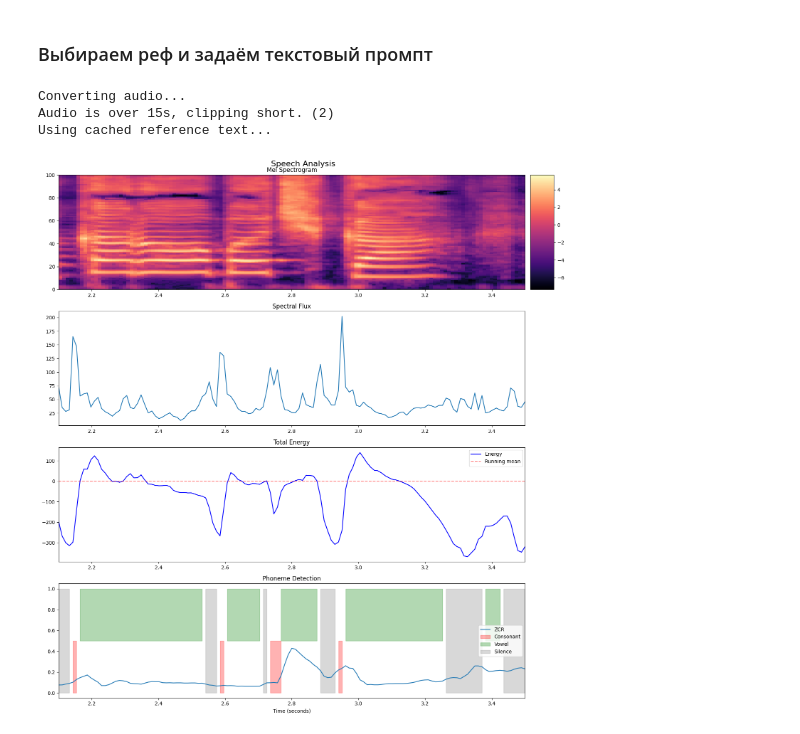
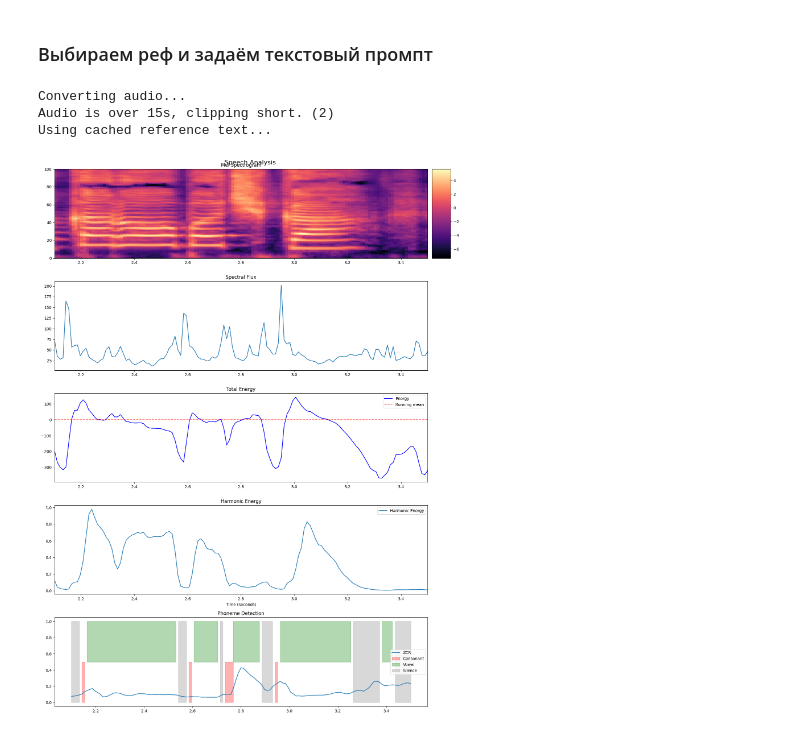
Before and after one commit to Kiberchaika/F5-TTS-Fork, a Jupyter notebook: basic_phoneme_study.ipynb, the cells around one changed output. Cells and saved outputs as stored; diff of their text form; code cells hidden in the pictures.

Commit message:
Harmonic energy graph added.

```diff
--- a/basic_phoneme_study.ipynb
+++ b/basic_phoneme_study.ipynb
@@ -232,17 +232,28 @@ def calculate_features(audio, sr, mel_spec):
         hop_length=hop_length
     )[0]
 
+    # Calculate harmonic measure using STFT
+    D = librosa.stft(audio, n_fft=frame_length, hop_length=hop_length)
+    H, P = librosa.decompose.hpss(D)
+    harmonic_energy = np.sum(np.abs(H), axis=0)  # Sum across frequencies
+
+    # Normalize harmonic energy
+    harmonic_energy = (harmonic_energy - np.min(harmonic_energy)) / (np.max(harmonic_energy) - np.min(harmonic_energy) + 1e-10)
+
     # Ensure all features have exactly n_frames length
     hnr_values = np.array(hnr_values)[:n_frames]
     zcr = zcr[:n_frames]
+    harmonic_energy = harmonic_energy[:n_frames]
 
     # Pad if necessary
     if len(hnr_values) < n_frames:
         hnr_values = np.pad(hnr_values, (0, n_frames - len(hnr_values)), mode='constant')
     if len(zcr) < n_frames:
         zcr = np.pad(zcr, (0, n_frames - len(zcr)), mode='constant')
+    if len(harmonic_energy) < n_frames:
+        harmonic_energy = np.pad(harmonic_energy, (0, n_frames - len(harmonic_energy)), mode='constant')
 
-    return hnr_values, zcr
+    return hnr_values, zcr, harmonic_energy
 
 # Previous feature calculation code remains the same until segmentation
 
@@ -333,10 +344,19 @@ first_audio, sr, mel_spec, first_trajectory = infer_single_process(
 # Calculate all features with aligned time axes
 spectral_flux = calculate_spectral_flux(mel_spec)
 total_energy = calculate_total_energy(mel_spec)
-hnr, zcr = calculate_features(first_audio, sr, mel_spec)
+hnr, zcr, harmonic_energy = calculate_features(first_audio, sr, mel_spec)
 
 # Perform segmentation
 consonants, vowels, running_mean_1, running_mean_2 = segment_phonemes(spectral_flux, total_energy, hnr, zcr)
+
+# Ensure all arrays are the same length before zooming
+def fix_length(array, target_length):
+    if len(array) > target_length:
+        return array[:target_length]
+    elif len(array) < target_length:
+        return np.pad(array, (0, target_length - len(array)), mode='edge')
+    return array
+
 
 # Create time axis in seconds
 time_axis = np.linspace(0, len(first_audio)/sr, mel_spec.shape[1])
@@ -350,25 +370,26 @@ zoomed_audio = first_audio[zoom_samples_start:zoom_samples_end]
 frames_per_second = mel_spec.shape[1] / (len(first_audio) / sr)
 frame_start = int(zoom_start_in_seconds * frames_per_second)
 frame_end = int(zoom_end_in_seconds * frames_per_second)
+time_axis_zoomed = np.linspace(zoom_start_in_seconds, zoom_end_in_seconds, frame_end - frame_start)
 
 # Trim all features
 mel_spec_zoomed = mel_spec[:, frame_start:frame_end]
-spectral_flux_zoomed = spectral_flux[frame_start:frame_end]
-total_energy_zoomed = total_energy[frame_start:frame_end]
-hnr_zoomed = hnr[frame_start:frame_end]
-zcr_zoomed = zcr[frame_start:frame_end]
-# Zoom the detections
-consonants_zoomed = consonants[frame_start:frame_end]
-vowels_zoomed = vowels[frame_start:frame_end]
-running_mean_1_zoomed = running_mean_1[frame_start:frame_end]
-running_mean_2_zoomed = running_mean_2[frame_start:frame_end]
+spectral_flux_zoomed = fix_length(spectral_flux[frame_start:frame_end], len(time_axis_zoomed))
+total_energy_zoomed = fix_length(total_energy[frame_start:frame_end], len(time_axis_zoomed))
+hnr_zoomed = fix_length(hnr[frame_start:frame_end], len(time_axis_zoomed))
+zcr_zoomed = fix_length(zcr[frame_start:frame_end], len(time_axis_zoomed))
+consonants_zoomed = fix_length(consonants[frame_start:frame_end], len(time_axis_zoomed))
+vowels_zoomed = fix_length(vowels[frame_start:frame_end], len(time_axis_zoomed))
+running_mean_1_zoomed = fix_length(running_mean_1[frame_start:frame_end], len(time_axis_zoomed))
+running_mean_2_zoomed = fix_length(running_mean_2[frame_start:frame_end], len(time_axis_zoomed))
+harmonic_energy_zoomed = fix_length(harmonic_energy[frame_start:frame_end], len(time_axis_zoomed))
 
 # Create time axis for zoomed section
 time_axis_zoomed = np.linspace(zoom_start_in_seconds, zoom_end_in_seconds, len(spectral_flux_zoomed))
 
 # Create visualization with GridSpec
-fig = plt.figure(figsize=(15, 16))  # Reduced height since we removed one panel
-gs = plt.GridSpec(4, 2, width_ratios=[20, 1], figure=fig)
+fig = plt.figure(figsize=(15, 20))
+gs = plt.GridSpec(5, 2, width_ratios=[20, 1], figure=fig)
 fig.suptitle('Speech Analysis', fontsize=16)
 
 # 1. Mel Spectrogram
@@ -388,46 +409,52 @@ fig.add_subplot(gs[1, 1]).set_visible(False)
 # 3. Total Energy
 ax2 = fig.add_subplot(gs[2, 0])
 ax2.plot(time_axis_zoomed, total_energy_zoomed, 'b-', label='Energy')
-ax2.plot(time_axis_zoomed, running_mean_zoomed, 'r--', alpha=0.5, label='Running mean')
+ax2.plot(time_axis_zoomed, running_mean_1_zoomed, 'r--', alpha=0.5, label='Running mean')
 ax2.legend()
 ax2.set_title('Total Energy')
 fig.add_subplot(gs[2, 1]).set_visible(False)
 
+# 4. Harmonics
+ax3 = fig.add_subplot(gs[3, 0])
+ax3.plot(time_axis_zoomed, harmonic_energy_zoomed, label='Harmonic Energy')
+ax3.set_title('Harmonic Energy')
+ax3.legend()
+fig.add_subplot(gs[3, 1]).set_visible(False)
+
 # 4. Zero-Crossing Rate and Segmentation
-ax3 = fig.add_subplot(gs[3, 0])
-# In the plot section, modify the last subplot:
-ax3.plot(time_axis_zoomed, zcr_zoomed, label='ZCR')
-ax3.set_title('Phoneme Detection')
+ax4 = fig.add_subplot(gs[4, 0])
+ax4.plot(time_axis_zoomed, zcr_zoomed, label='ZCR')
+ax4.set_title('Phoneme Detection')
 
 # Add phoneme detections as background colors
-ax3.fill_between(time_axis_zoomed, 0, 0.5, where=consonants_zoomed == 1,
+ax4.fill_between(time_axis_zoomed, 0, 0.5, where=consonants_zoomed == 1,
                 color='red', alpha=0.3, label='Consonant')
-ax3.fill_between(time_axis_zoomed, 0.5, 1, where=vowels_zoomed == 1,
+ax4.fill_between(time_axis_zoomed, 0.5, 1, where=vowels_zoomed == 1,
                 color='green', alpha=0.3, label='Vowel')
-ax3.fill_between(time_axis_zoomed, 0, 1, where=(consonants_zoomed == 0) & (vowels_zoomed == 0),
+ax4.fill_between(time_axis_zoomed, 0, 1, where=(consonants_zoomed == 0) & (vowels_zoomed == 0),
                 color='gray', alpha=0.3, label='Silence')
-ax3.legend()
+ax4.legend()
 
 # Add empty axes for alignment
-fig.add_subplot(gs[3, 1]).set_visible(False)
+fig.add_subplot(gs[4, 1]).set_visible(False)
 
 # Share x-axis
 for ax in [ax0, ax1, ax2, ax3]:
     ax.set_xlim(time_axis_zoomed[0], time_axis_zoomed[-1])
 
 # Set common x-label
 ax3.set_xlabel('Time (seconds)')
 
 # Adjust layout
 plt.tight_layout()
 plt.show()
 
 # Save and play zoomed audio
 sf.write("phoneme_test_nostretch.mp3", zoomed_audio, sr)
 display(Audio("phoneme_test_nostretch.mp3"))
 # %% [output]
 Converting audio...
 Audio is over 15s, clipping short. (2)
 Using cached reference text...
-[figure, old version]
+[figure, new version]
 [interactive output not drawn]
```
Also changed, not shown: parts of 1 cell of this notebook.
